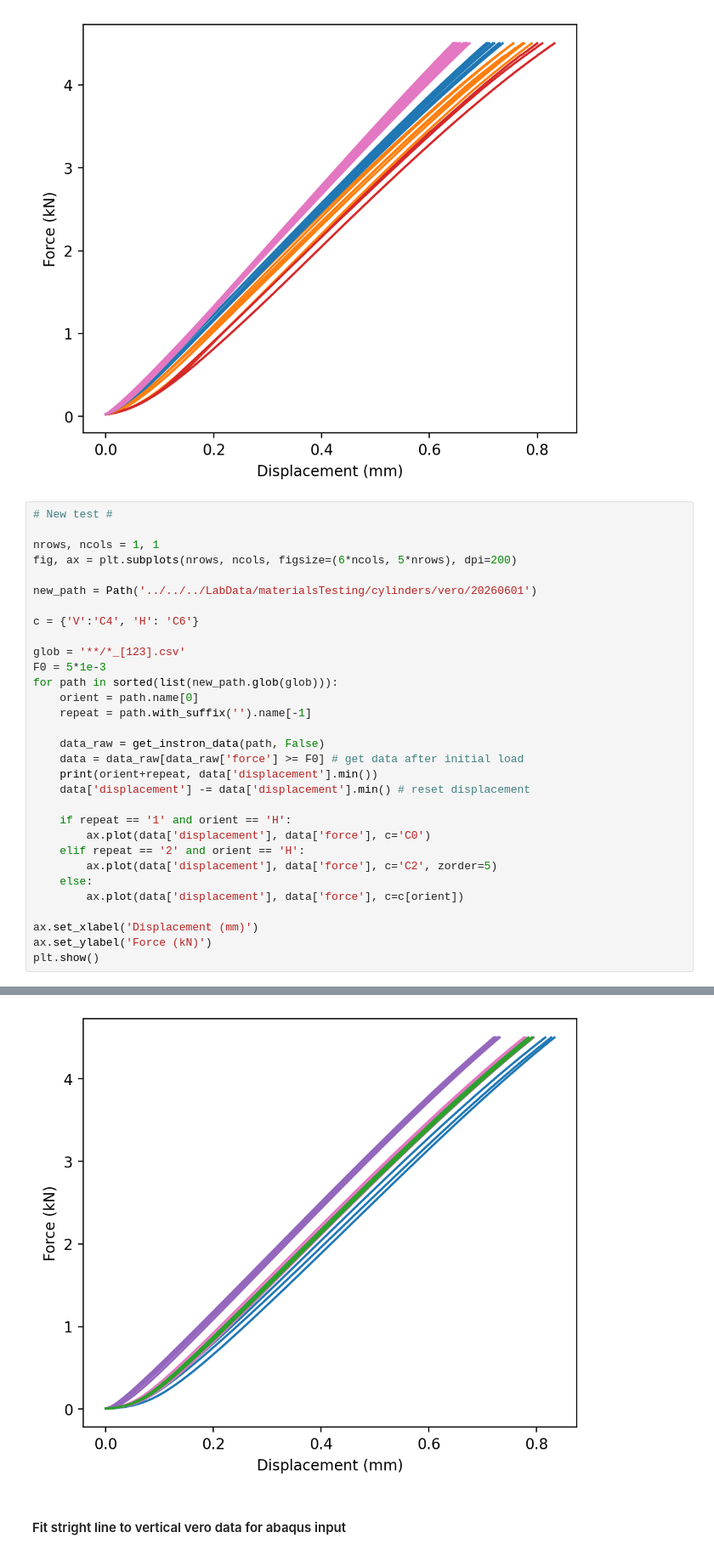
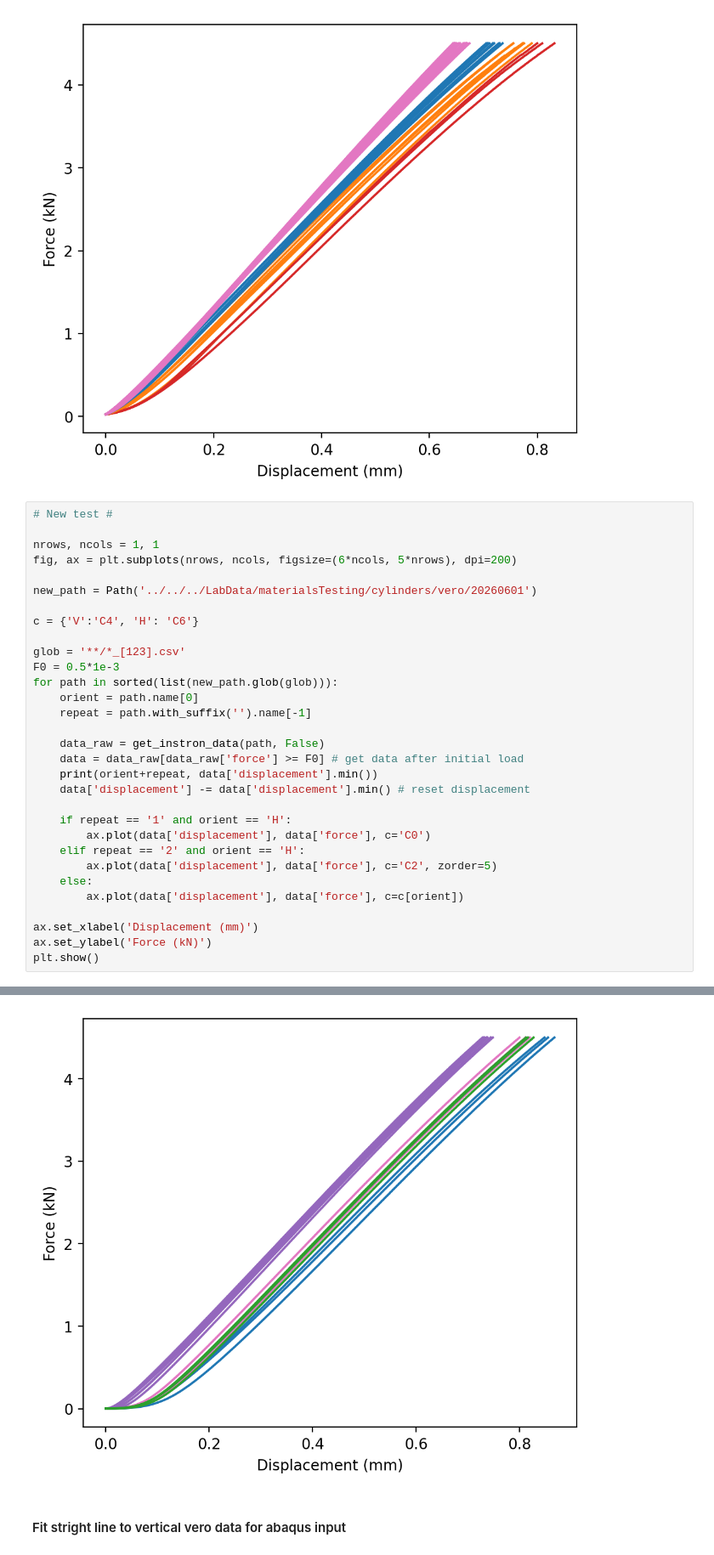
Before and after one commit to MattyOram/phd, a Jupyter notebook: WorkPackages/TMCJ-Contact/Experimental/notebooks/Experiments/cylinders/cylinders1.ipynb, the cells around one changed output, grey strips where cells are left out. Shown at 85% size. Saved outputs shown, nothing was run; the diff lists cells and outputs as text.

Commit message:
Finished figures for materials testing write up

```diff
--- a/WorkPackages/TMCJ-Contact/Experimental/notebooks/Experiments/cylinders/cylinders1.ipynb
+++ b/WorkPackages/TMCJ-Contact/Experimental/notebooks/Experiments/cylinders/cylinders1.ipynb
@@ -59,7 +60,7 @@ new_path = Path('../../../LabData/materialsTesting/cylinders/vero/20260601')
 c = {'V':'C4', 'H': 'C6'}
 
 glob = '**/*_[123].csv'
-F0 = 5*1e-3
+F0 = 0.5*1e-3
 for path in sorted(list(new_path.glob(glob))):
     orient = path.name[0]
     repeat = path.with_suffix('').name[-1]
@@ -101,4 +102,4 @@ V3 0.2425
-[figure, old version]
+[figure, new version]
 # %% [markdown]
 #### Fit stright line to vertical vero data for abaqus input
 # %%
```
Also changed, not shown: parts of 23 cells of this notebook.
